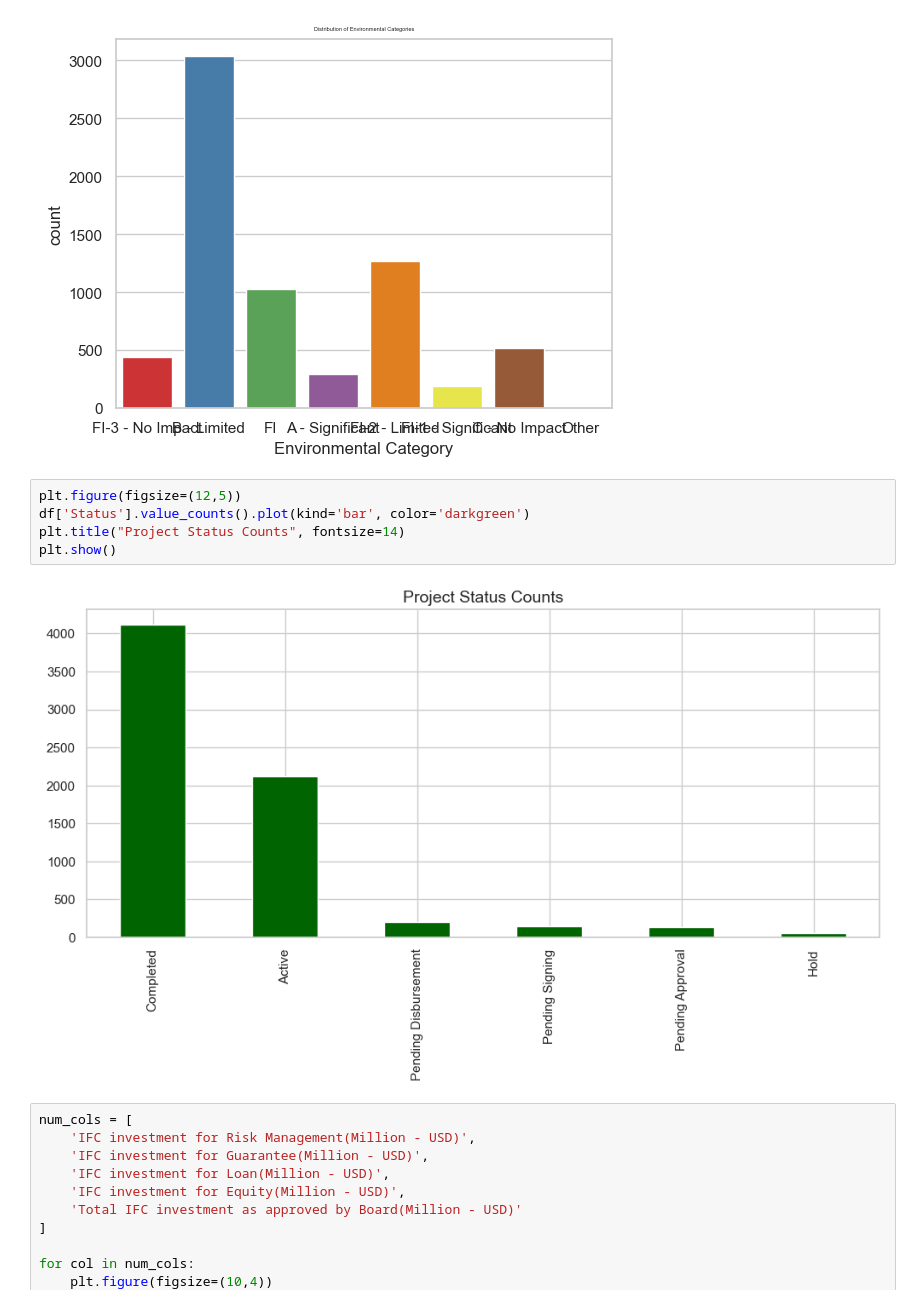
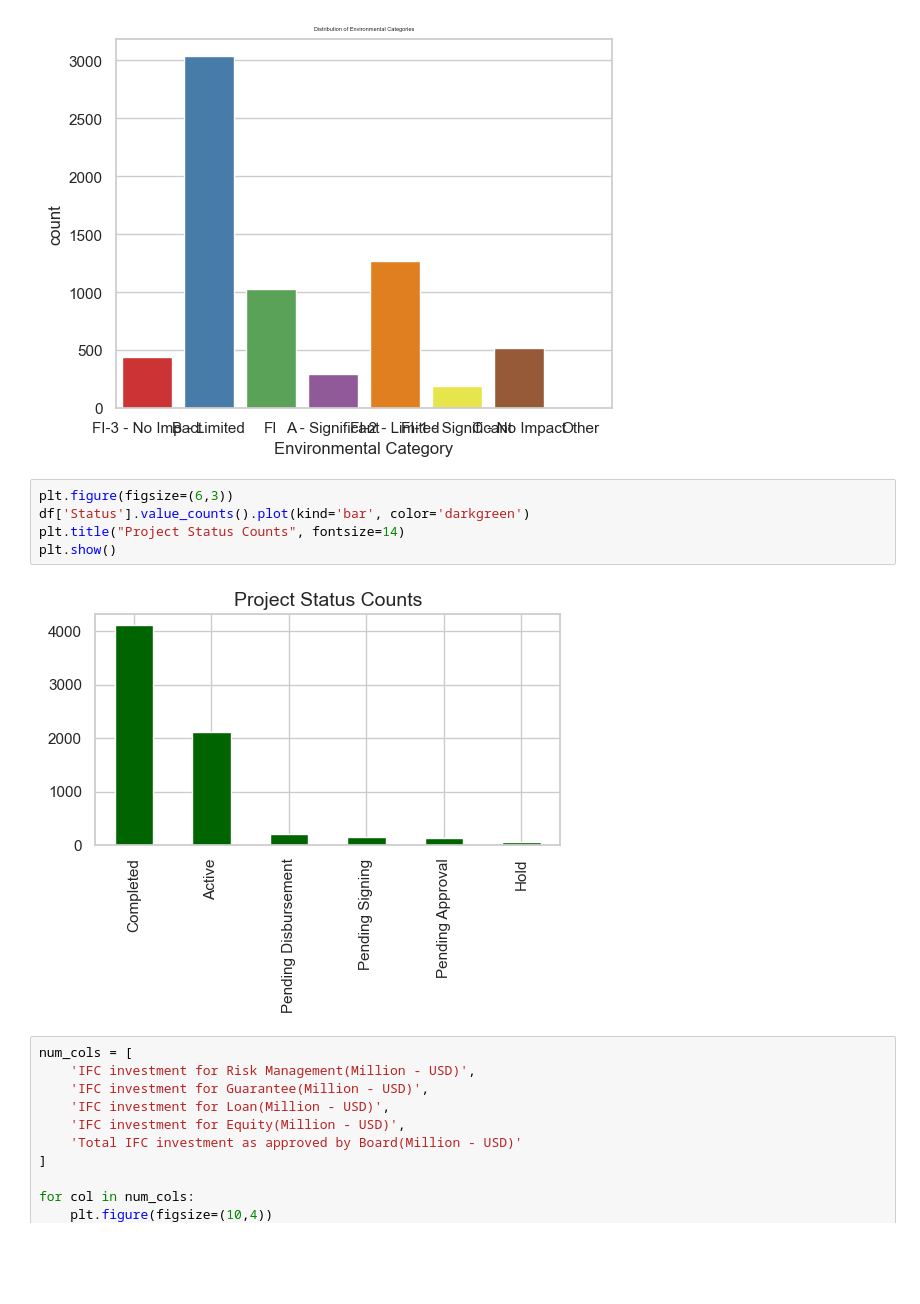
Before and after one commit to Rajabboev/Hybrid_ML_model_investment, a Jupyter notebook: IFC Investment .ipynb, the cells around one changed output. Cells and saved outputs as stored; diff of their text form; blank space fills up the shorter version.

```diff
--- a/IFC Investment .ipynb
+++ b/IFC Investment .ipynb
@@ -209,12 +209,12 @@ plt.show()
 # %% [output]
 [figure]
 # %%
-plt.figure(figsize=(12,5))
+plt.figure(figsize=(6,3))
 df['Status'].value_counts().plot(kind='bar', color='darkgreen')
 plt.title("Project Status Counts", fontsize=14)
 plt.show()
 # %% [output]
-[figure, old version]
+[figure, new version]
 # %%
 num_cols = [
     'IFC investment for Risk Management(Million - USD)',
```
Also changed, not shown: parts of 27 cells of this notebook.
